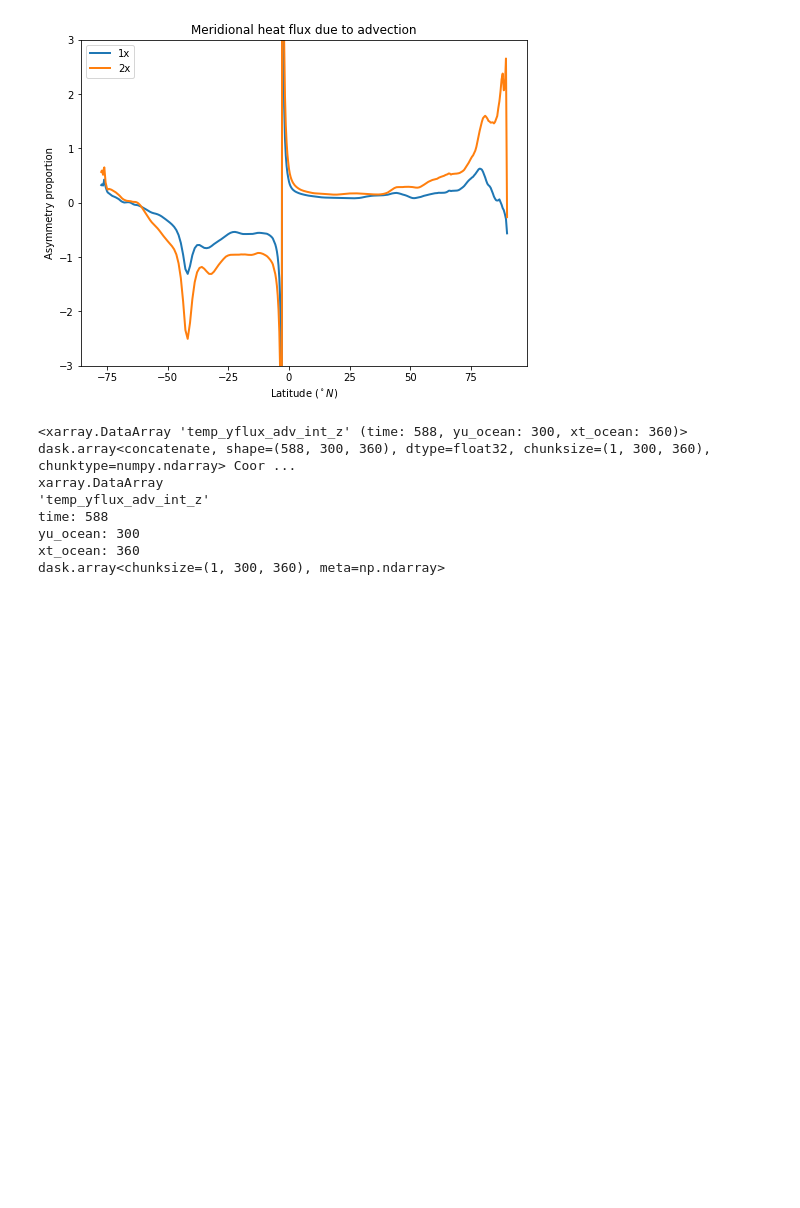
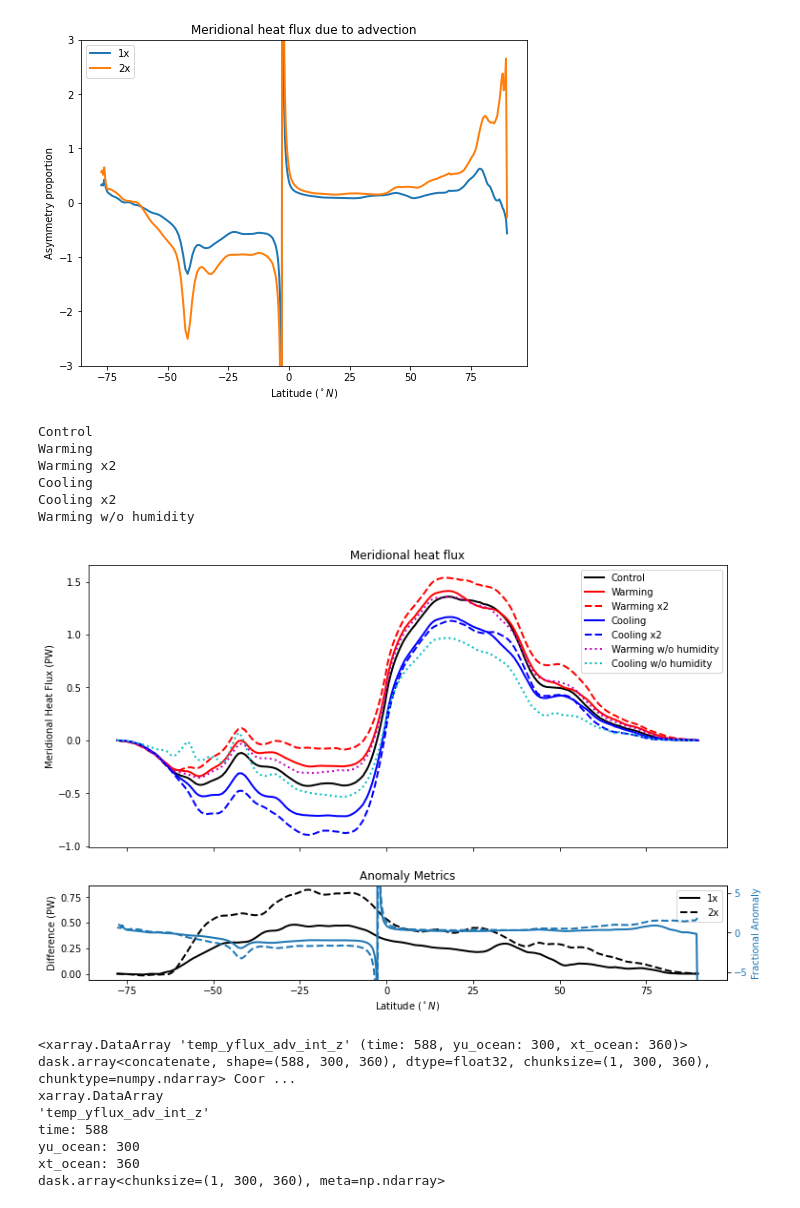
Before and after one commit to claireyung/unsw_clex_project_files, a Jupyter notebook: overturning.ipynb, the cells around one changed output. Saved outputs shown, nothing was run; the diff lists cells and outputs as text; code cells hidden in the pictures; blank space fills up the shorter version.

```diff
--- a/overturning.ipynb
+++ b/overturning.ipynb
@@ -464,6 +468,71 @@ plt.title('Meridional heat flux due to advection')
 plt.savefig('figures/meridional_heat_flux')
 # %% [output]
 [figure]
+# %%
+fig, axes = plt.subplots(2, 1, gridspec_kw={'height_ratios': [3, 1]}, sharex = True, figsize = (12,8))
+tstart = '2949-01-01'
+tend = '2950-01-01'
+keys = ['Control','Warming','Warming x2','Cooling','Cooling x2', 'Warming w/o humidity']
+
+colors = {'Control': 'k','Warming': 'r','Warming x2': 'r','Cooling':'b','Cooling x2':'b', 'Warming w/o humidity':'m','Cooling w/o humidity2':'c'}
+linestyles = {'Control': '-','Warming': '-','Warming x2': '--','Cooling':'-','Cooling x2':'--', 'Warming w/o humidity':'dotted','Cooling w/o humidity2':'dotted'}
+
+for ekey in keys:
+    print(ekey)
+
+    latv, MHF = find_MHF_intz(ekey)
+    hand = axes[0].plot(latv,MHF/1.e15,linewidth=2, label=ekey, color = colors[ekey], linestyle = linestyles[ekey])
+
+#now the two cooling experiments bc they are split up
+expt1 = '1deg_jra55_ryf_rcpcool'
+temp_yflux_adv1 = cc.querying.getvar(expt1, 'temp_yflux_adv_int_z', session).sel(time = slice('2900-01-01','2909-01-01'))
+expt2 = '1deg_jra55_ryf_RCPcool'
+temp_yflux_adv2 = cc.querying.getvar(expt2, 'temp_yflux_adv_int_z', session).sel(time = slice('2909-01-01','2949-01-01'))
+temp_yflux_adv_combined = xr.concat([temp_yflux_adv1,temp_yflux_adv2], dim = 'time')
+MHF = (temp_yflux_adv_combined.mean('time').sum('xt_ocean')).load()#+temp_yflux_submeso.sel(time=slice(tstart,tend)).mean('time').sum('xt_ocean')).load()
+latv = cc.querying.getvar(expt2, 'yu_ocean',session, n=1).load()
+hand = axes[0].plot(latv,MHF/1.e15,linewidth=2, label='Cooling w/o humidity', color = 'c', linestyle = 'dotted')
+axes[0].set_ylabel('Meridional Heat Flux (PW)')
+axes[0].legend()
+axes[0].set_title('Meridional heat flux')
+
+ax2 = axes[1].twinx()
+
+ekey = keys[0]
+latv, MHFc = find_MHF_intz(ekey)
+ekey = keys[1]
+latvw, MHFw = find_MHF_intz(ekey)
+ekey = keys[3]
+latvc, MHFc = find_MHF_intz(ekey)
+hand = axes[1].plot(latv,(MHFw-MHFc)/1.e15,linewidth=2, label='1x', color = 'k')
+hand = ax2.plot(latv,(MHFw-MHFc)*2/(MHFw+MHFc),linewidth=2, color = 'tab:blue')
+
+ekey = keys[0]
+latv, MHFc = find_MHF_intz(ekey)
+ekey = keys[2]
+latvw, MHFw = find_MHF_intz(ekey)
+ekey = keys[4]
+latvc, MHFc = find_MHF_intz(ekey)
+hand = axes[1].plot(latv,(MHFw-MHFc)/1.e15,linewidth=2, label='2x',color = 'k', linestyle = '--')
+hand = ax2.plot(latv,(MHFw-MHFc)*2/(MHFw+MHFc),linewidth=2, color = 'tab:blue',linestyle = '--')
+
+axes[1].set_ylabel('Difference (PW)')
+axes[1].legend()
+axes[1].set_title('Anomaly Metrics')
+axes[1].set_xlabel('Latitude $(^\circ N)$')
+
+color = 'tab:blue'
+ax2.set_ylabel('Fractional Anomaly', color=color)# we already handled the x-label with ax1
+ax2.set_ylim(-6,6)
+ax2.tick_params(axis='y', labelcolor=color)
+# %% [output]
+Control
+Warming
+Warming x2
+Cooling
+Cooling x2
+Warming w/o humidity
+[figure, added]
 # %%
 temp_yflux_adv_combined
 # %% [output]
```
Also changed, not shown: parts of 3 cells of this notebook, 8 other files.
